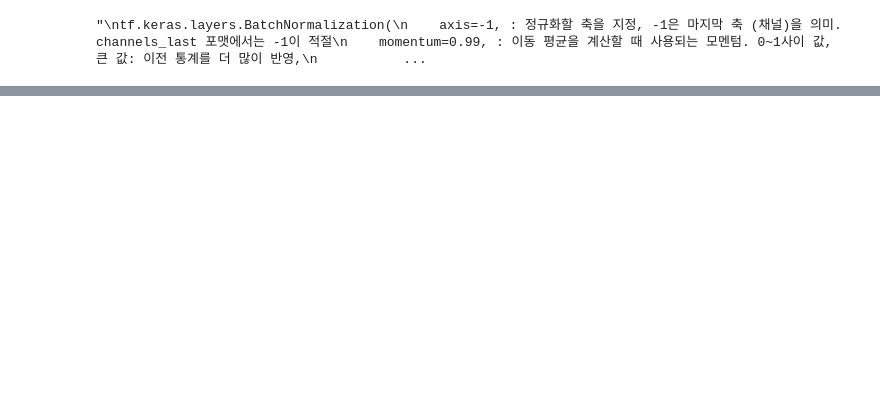
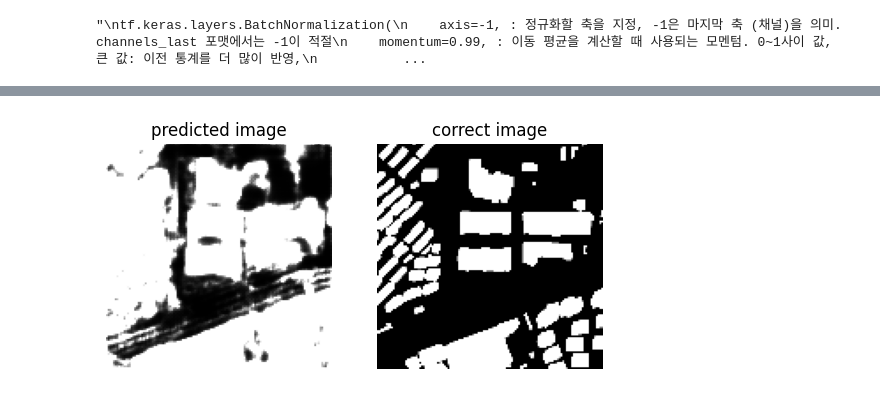
Before and after one commit to yongminkim0501/Image_deep, a Jupyter notebook: IOU.ipynb, the cells around one changed output, grey strips where cells are left out. Cells and saved outputs as stored; diff of their text form; code cells hidden in the pictures; blank space fills up the shorter version.

Commit message:
코딩 학원 내용, 데이터 2000개,  attention 파트 추가, learning rate = 0.01, dropout = 0.3, epoch = 100

```diff
--- a/IOU.ipynb
+++ b/IOU.ipynb
@@ -85,7 +83,7 @@ for i in range (len(png_list)):
   if len(png_list[i]) == 2 and png_list[i][1] == 'json':
     png_t.append(png_list[i][0])
 
-k = copy.deepcopy(png_t[:200])
+k = copy.deepcopy(png_t[:2000])
 png_t = None
 # %%
 import matplotlib.pyplot as plt
@@ -102,7 +100,7 @@ for name in k:
   if np.array(img).shape[0] != 1024 or np.array(lab).shape[0] != 1024:
     continue
 
-  img = cv2.resize(img, (256, 256))
-  lab = cv2.resize(lab, (256, 256))
+  img = cv2.resize(img, (128, 128))
+  lab = cv2.resize(lab, (128, 128))
   label_image_black_white.append(img)
   label_origin_image.append(lab)
@@ -150,10 +127,3 @@ for i in range(0, round(len(k)*0.8)):
 for i in range(round(len(k)*0.8), len(k)):
   x_test.append(label_origin_image[i])
   y_test.append(label_image_black_white[i])
-# %%
-for i in range(len(label_image_black_white)):
-  print(label_image_black_white[i].shape)
-  print(y_train)
-# for i in range (len(x_test)):
-#   print(x_train[i].shape)
-#   print(x_test[i].shape)
@@ -333,9 +283,8 @@ def build_simple_model(input_shape=(256, 256, 3)):
 import tensorflow as tf
 from tensorflow.keras.optimizers import Adam
 import asyncio
-model = build_simple_model((256,256,3))
-# model = build_unet((256, 256, 3))
-optimizer = Adam(learning_rate = 0.1)
+model = build_unet((128, 128, 3))
+optimizer = Adam(learning_rate = 0.01)
 model.compile(optimizer=optimizer,
           loss=tf.losses.BinaryCrossentropy(),
           metrics=['accuracy'])
@@ -346,11 +311,9 @@ ValueError: Input 0 of layer "Simple-Shape-Model" is incompatible with the layer
 # %%
 import matplotlib.pyplot as plt
 
-img1 = np.array(x_test[5])
-print(img1)
+img1 = np.array(x_train[0])
 res = model.predict(np.expand_dims(img1, axis = 0)) * 255 # predicted image , over 0.5 -> 255,
-print(res.shape)
-img2 = np.array(y_test[5])
+img2 = np.array(y_train[0])
 
 fig = plt.figure()
 ax1 = fig.add_subplot(1, 2, 1)
@@ -359,7 +322,7 @@ ax1.set_title("predicted image")
 ax1.axis("off")
 
 ax2 = fig.add_subplot(1,2,2)
-ax2.imshow(cv2.cvtColor(y_test[5], cv2.COLOR_BGR2RGB))
+ax2.imshow(cv2.cvtColor(img2, cv2.COLOR_BGR2RGB))
 ax2.set_title("correct image")
 ax2.axis("off")
 
@@ -367,9 +330,7 @@ plt.show()
 
 def iou(x,y):
   x = x.flatten() #predict
-  print(x, len(x))
   y = y.flatten() #answer
-  print(y, len(y))
   tmp = [0 for _ in range (len(x))]
   s = [0 for _ in range (len(x))]
   for i in range(len(x)):
@@ -392,8 +353,7 @@ def iou(x,y):
   k = np.sum(s)
   d = np.sum(tmp)
   result = d / (k + d)
-  print(k, d, result)
   return result
 
 x = iou(res, img2)
-print(x)
+# %% [output]
@@ -399,0 +362 @@ print(x)
+[figure, added]
```
Also changed, not shown: parts of 9 cells of this notebook.
